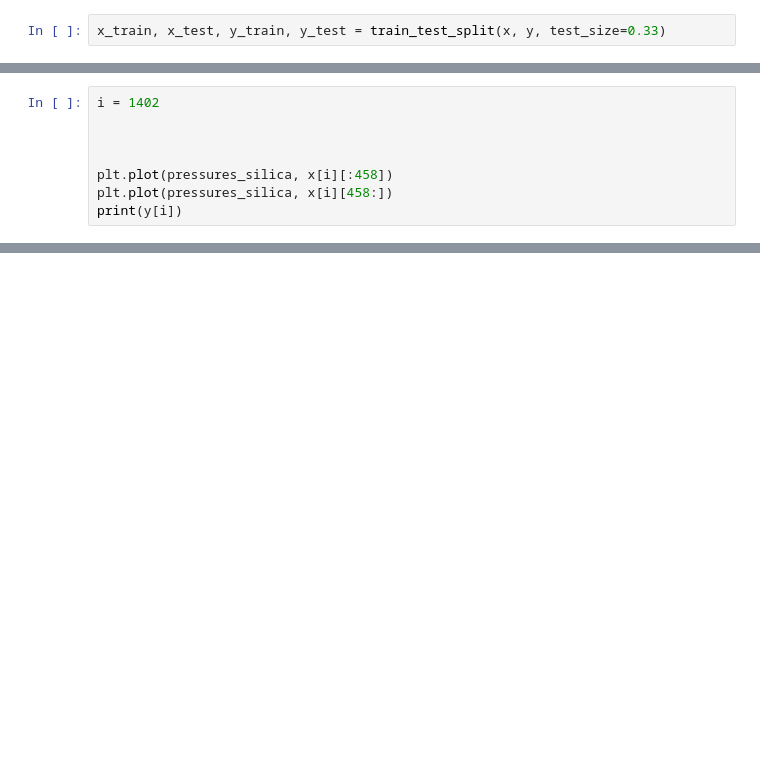
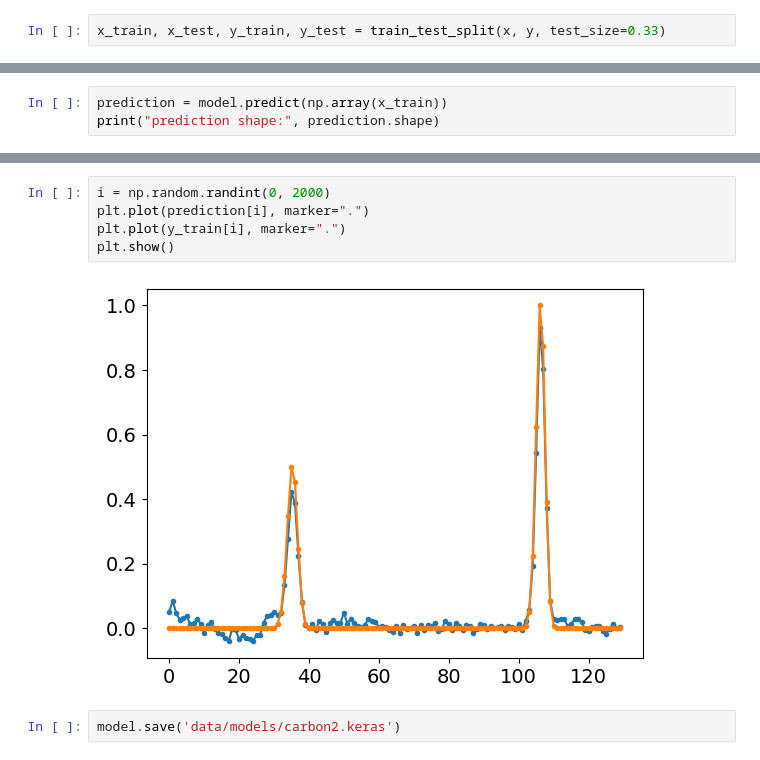
Before and after one commit to IDAnton/Isotherm, a Jupyter notebook: net_classification.ipynb, the cells around one changed output, grey strips where cells are left out. Cells and saved outputs as stored; diff of their text form; blank space fills up the shorter version.

```diff
--- a/net_classification.ipynb
+++ b/net_classification.ipynb
@@ -80,9 +92,4 @@ KeyboardInterrupt:
 # %%
-i = 1402
-
-
-
-plt.plot(pressures_silica, x[i][:458])
-plt.plot(pressures_silica, x[i][458:])
-print(y[i])
+prediction = model.predict(np.array(x_train))
+print("prediction shape:", prediction.shape)
 # %% [output]
@@ -90,0 +98,9 @@ print(y[i])
+# %%
+i = np.random.randint(0, 2000)
+plt.plot(prediction[i], marker=".")
+plt.plot(y_train[i], marker=".")
+plt.show()
+# %% [output]
+[figure, added]
+# %%
+model.save('data/models/carbon2.keras')
```
Also changed, not shown: parts of 10 cells of this notebook, 4 other files.
